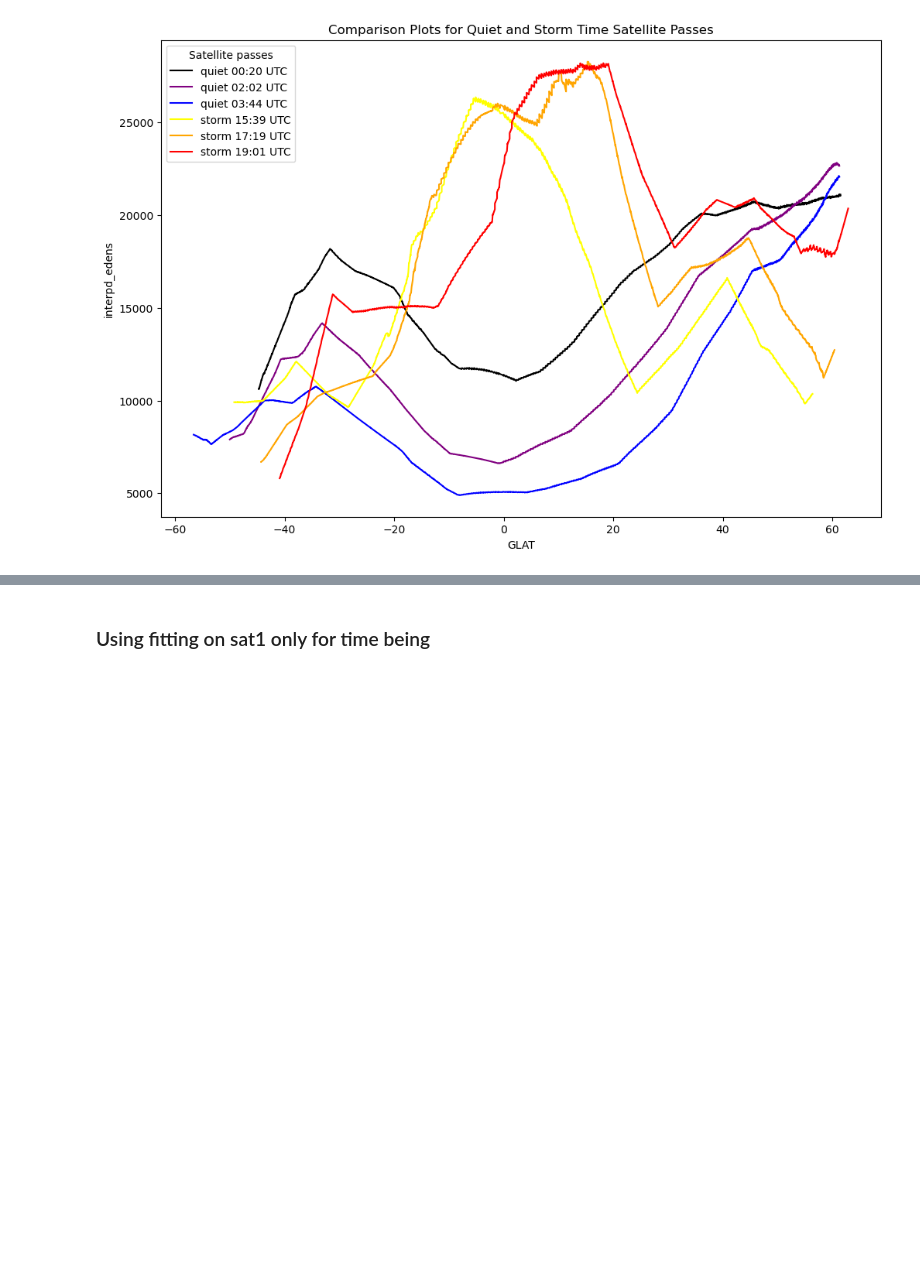
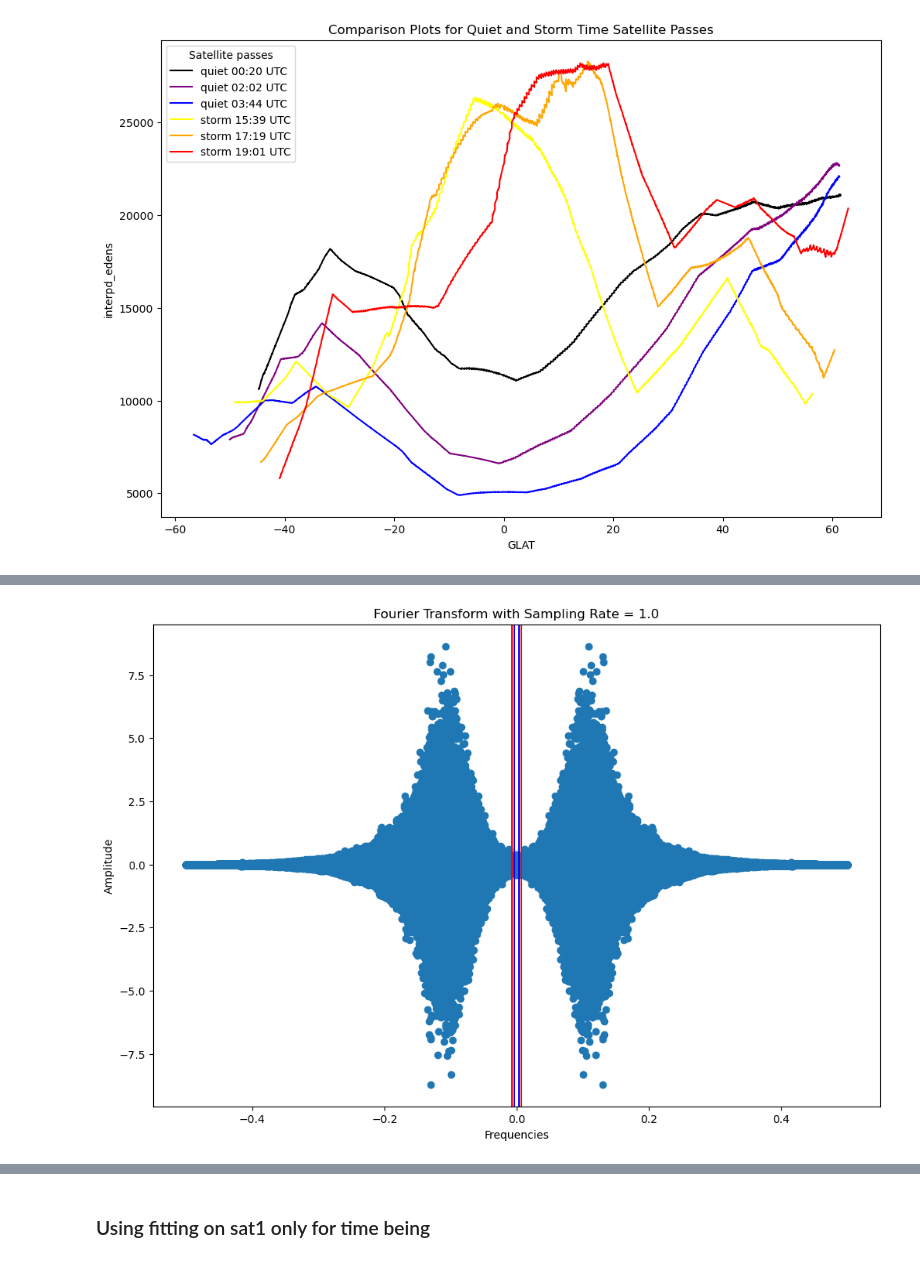
Before and after one commit to abukowski21/sat-interp-tid-analysis, a Jupyter notebook: background_removal_sat_passes.ipynb, the cells around one changed output, grey strips where cells are left out. Cells and saved outputs as stored; diff of their text form; code cells hidden in the pictures; blank space fills up the shorter version.

Commit message:
Band pass filter for TIDs

```diff
--- a/background_removal_sat_passes.ipynb
+++ b/background_removal_sat_passes.ipynb
@@ -63,0 +149,87 @@ print(sat1.alt.values)
+# %%
+import filter_self
+filter_self = il.reload(filter_self)
+
+time_dif = (time[-1] - time[0]).total_seconds()
+print('Range of time in seconds =', time_dif)
+sample_rate = time_dif/len(raw)
+print('Sample Rate =', sample_rate)
+
+
+n = len(raw)
+fs = 1
+duration = len(raw)
+freq = 1/200
+time_t = np.linspace(0,duration,n)
+test = 4 + 7*np.sin(2*np.pi*freq*time_t)
+
+## Putting the bandpass filter from [0.00333,0.006667] frequency
+limits = [150,300]
+final, finalperc = filter_self.filt_filt(raw, sample_rate, lims=limits, order=2)
+final2, finalperc2 = filter_self.filt_filt(test, fs, lims=limits, order=2)
+#print(final)
+
+'''
+# providing no information as such
+plt.figure(figsize=(12,8))
+plt.plot(data['time'][:], final[:])
+plt.xlabel('Time')
+plt.ylabel('Filtered Value')
+plt.title('Band Pass Filter Result')
+plt.xlim()
+#plt.ylim(-20000,30000)
+
+plt.figure(figsize=(12,8))
+plt.plot(data['time'][:],perturb[:])
+plt.ylabel('Perturbed Edens data')
+plt.xlabel('Time')
+plt.title('Pertub Plot')
+#plt.ylim(-20000,30000)
+plt.show()
+
+plt.figure(figsize=(12,8))
+plt.plot(data['time'][:],(perturb - final)[:])
+plt.ylabel('Perturbed Edens data')
+plt.xlabel('Time')
+plt.title('Difference (Perturb - My_result)')
+#plt.ylim(-20000,30000)
+plt.show()
+'''
+
+fft_input = perturb
+sample_rate = len(fft_input)/(len(perturb))
+fourier, freq = filter_self.FFT(fft_input, sample_rate)
+
+plt.figure(figsize=(12,8))
+plt.scatter(freq, fourier.real)
+#plt.ylim(-1000000,1000000)
+plt.xlabel('Frequencies')
+plt.ylabel('Amplitude')
+plt.title('Fourier Transform with Sampling Rate = ' + str(sample_rate))
+plt.axvline(x = (1/limits[1]), color = 'b', label = 'Lower limit')
+plt.axvline(x = -(1/limits[1]), color = 'b', label = 'Lower limit')
+plt.axvline(x = (1/limits[0]), color = 'r', label = 'Upper limit')
+plt.axvline(x = -(1/limits[0]), color = 'r', label = 'Upper limit')
+
+print(np.argmax(perturb), np.argmax(final))
+
+
+fft_input_1 = final
+sample_rate_1 = 1 #len(fft_input_2)/(178500)
+fourier_1, freq_1 = filter_self.FFT(fft_input_1, sample_rate_1)
+
+print(np.max(fourier_1.real), min(fourier_1.real))
+
+plt.figure(figsize=(12,8))
+plt.scatter(freq_1, fourier_1.real)
+#plt.ylim(-6000000,6000000)
+plt.xlim(-0.04, 0.04)
+plt.xlabel('Frequencies')
+plt.ylabel('Amplitude')
+plt.ylim(-80,80)
+plt.title('Fourier Transform with Sampling Rate = ' + str(sample_rate_1))
+plt.axvline(x = (1/limits[1]), color = 'b', label = 'Lower limit')
+plt.axvline(x = -(1/limits[1]), color = 'b', label = 'Lower limit')
+plt.axvline(x = (1/limits[0]), color = 'r', label = 'Upper limit')
+plt.axvline(x = -(1/limits[0]), color = 'r', label = 'Upper limit')
+# %% [output]
@@ -63,0 +243 @@ print(sat1.alt.values)
+[figure, added]
```
Also changed, not shown: parts of 18 cells of this notebook, 3 other files.
